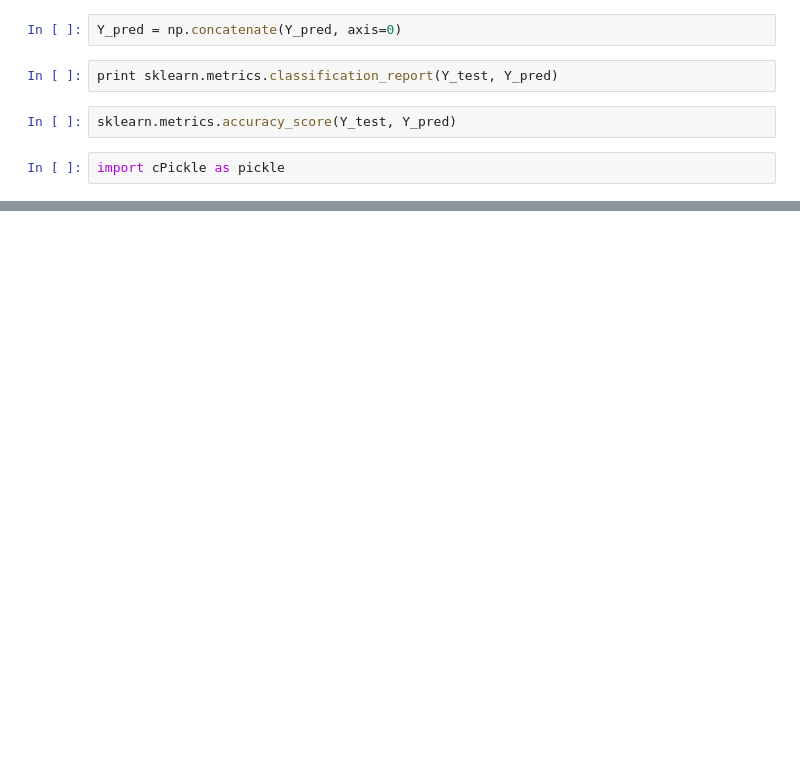
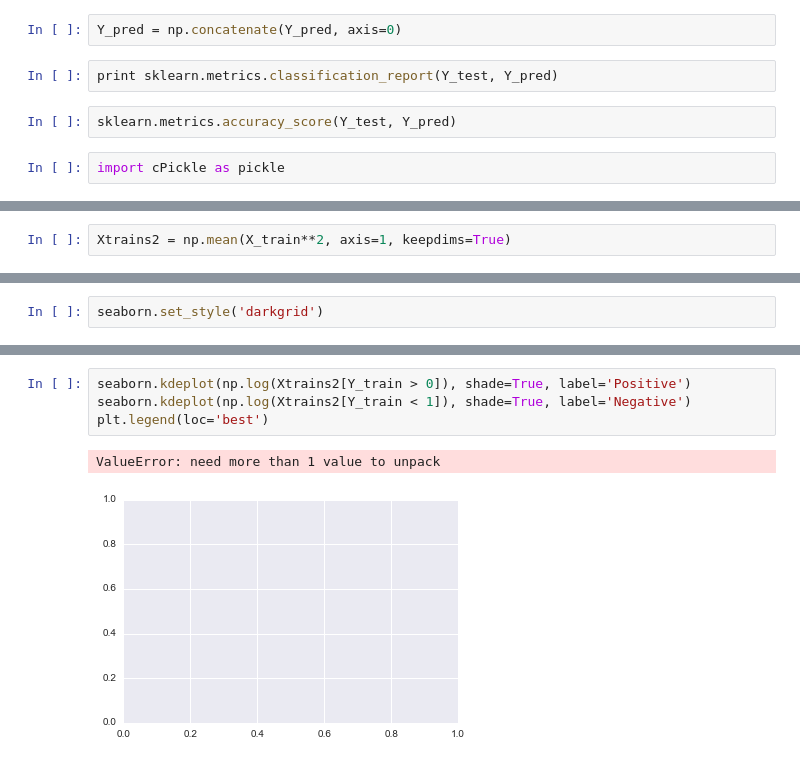
Before and after one commit to urinieto/similarity_classification, a Jupyter notebook: notes/Learning the similarity model.ipynb, the cells around one changed output, grey strips where cells are left out. Cells and saved outputs as stored; diff of their text form; blank space fills up the shorter version.

```diff
--- a/notes/Learning the similarity model.ipynb
+++ b/notes/Learning the similarity model.ipynb
@@ -160,0 +167,2 @@ pickle.dump({'model': model, 'dataset': 'salami'}, open('../data/similarity_mode
+# %%
+Xtrains2 = np.mean(X_train**2, axis=1, keepdims=True)
@@ -160,0 +171,2 @@ pickle.dump({'model': model, 'dataset': 'salami'}, open('../data/similarity_mode
+# %%
+seaborn.set_style('darkgrid')
@@ -160,0 +227,7 @@ pickle.dump({'model': model, 'dataset': 'salami'}, open('../data/similarity_mode
+# %%
+seaborn.kdeplot(np.log(Xtrains2[Y_train > 0]), shade=True, label='Positive')
+seaborn.kdeplot(np.log(Xtrains2[Y_train < 1]), shade=True, label='Negative')
+plt.legend(loc='best')
+# %% [output]
+ValueError: need more than 1 value to unpack
+[figure, added]
```
Also changed, not shown: parts of 15 cells of this notebook, 3 other files.
